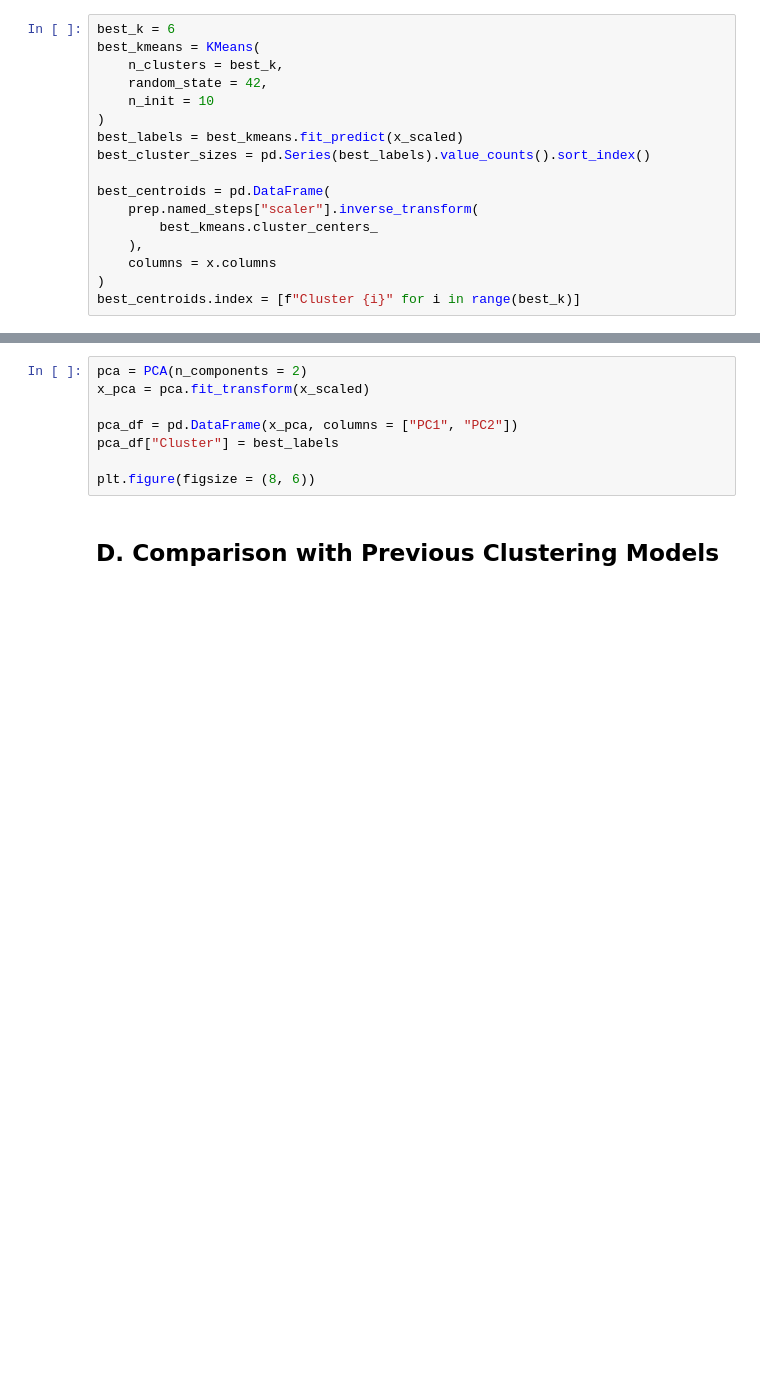
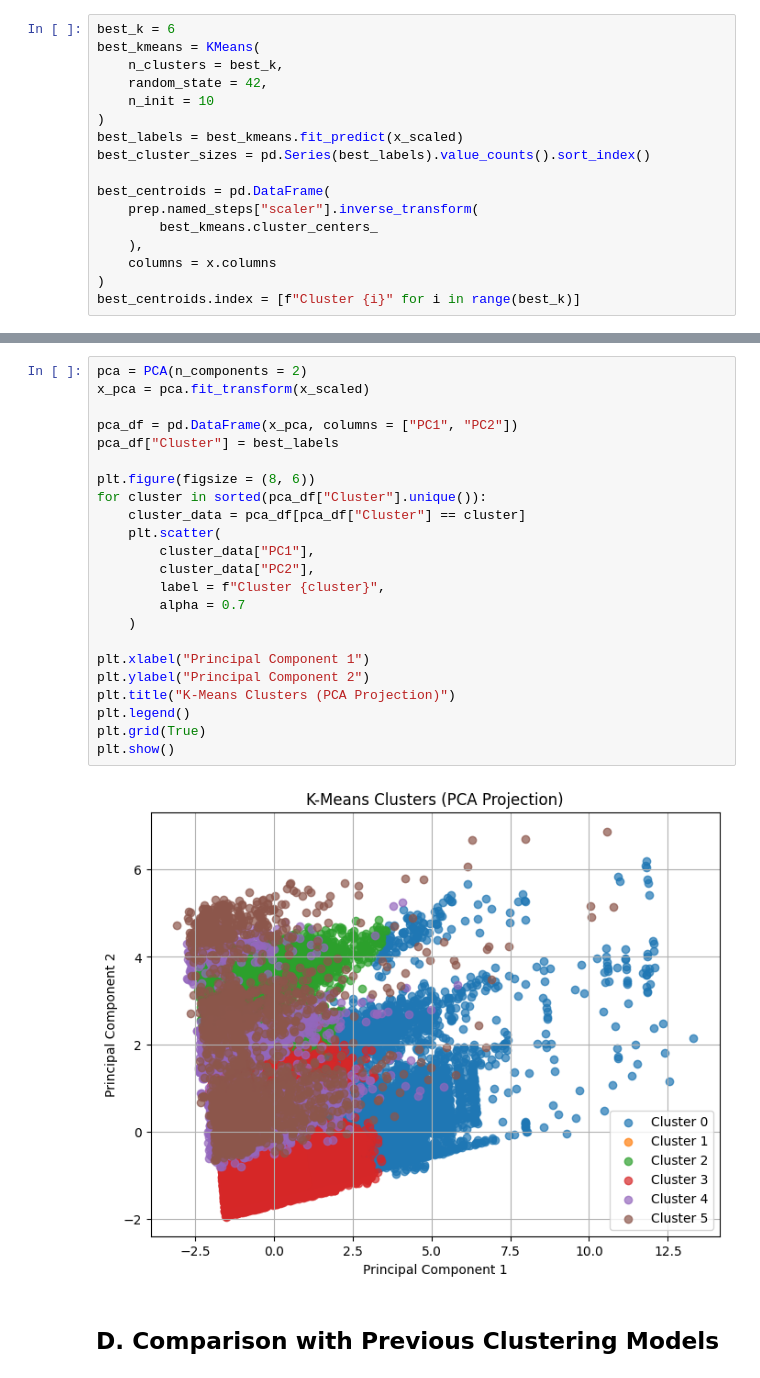
Before and after one commit to Irseora/Data-Science, a Jupyter notebook: Week_6.ipynb, the cells around one changed output, grey strips where cells are left out. Cells and saved outputs as stored; diff of their text form; blank space fills up the shorter version.

```diff
--- a/Week_6.ipynb
+++ b/Week_6.ipynb
@@ -277,11 +277,28 @@ Best Model:
 # %%
 pca = PCA(n_components = 2)
 x_pca = pca.fit_transform(x_scaled)
 
 pca_df = pd.DataFrame(x_pca, columns = ["PC1", "PC2"])
 pca_df["Cluster"] = best_labels
 
 plt.figure(figsize = (8, 6))
+for cluster in sorted(pca_df["Cluster"].unique()):
+    cluster_data = pca_df[pca_df["Cluster"] == cluster]
+    plt.scatter(
+        cluster_data["PC1"],
+        cluster_data["PC2"],
+        label = f"Cluster {cluster}",
+        alpha = 0.7
+    )
+
+plt.xlabel("Principal Component 1")
+plt.ylabel("Principal Component 2")
+plt.title("K-Means Clusters (PCA Projection)")
+plt.legend()
+plt.grid(True)
+plt.show()
+# %% [output]
+[figure, added]
 # %% [markdown]
 ## D. Comparison with Previous Clustering Models
 # %% [markdown]
```
Also changed, not shown: parts of 15 cells of this notebook.
